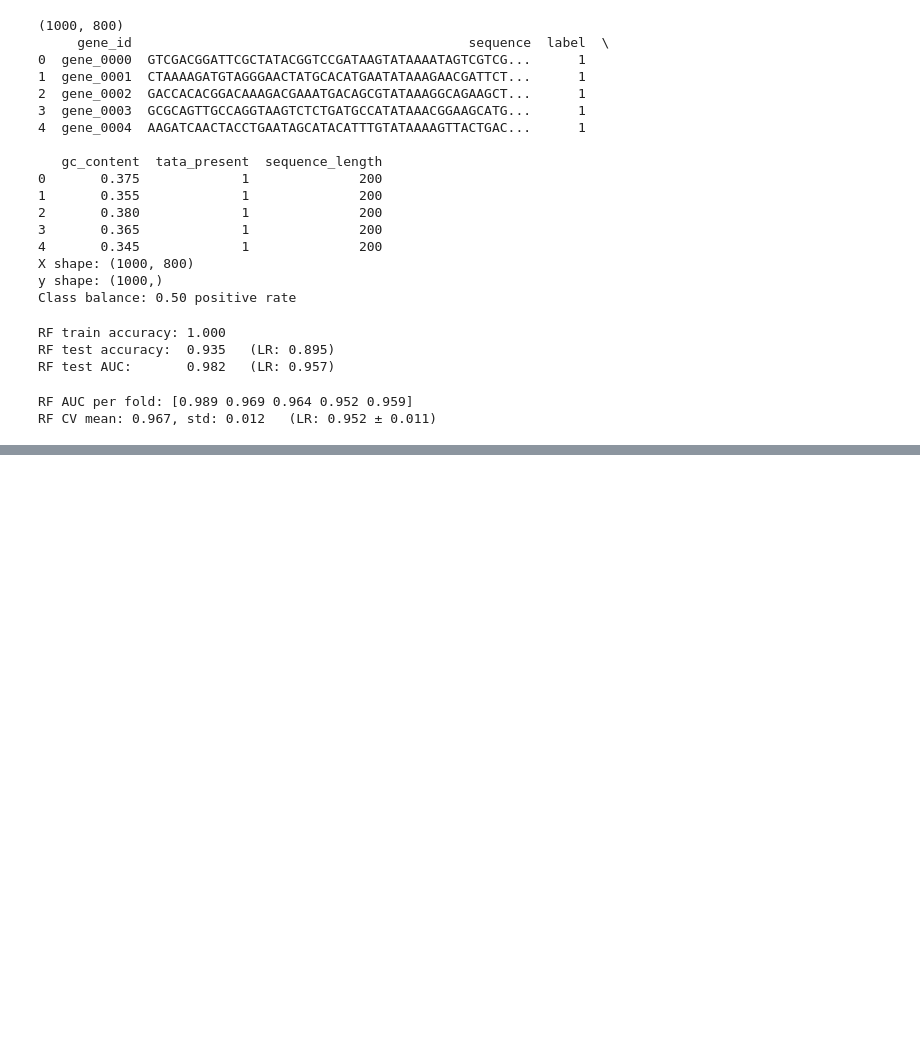
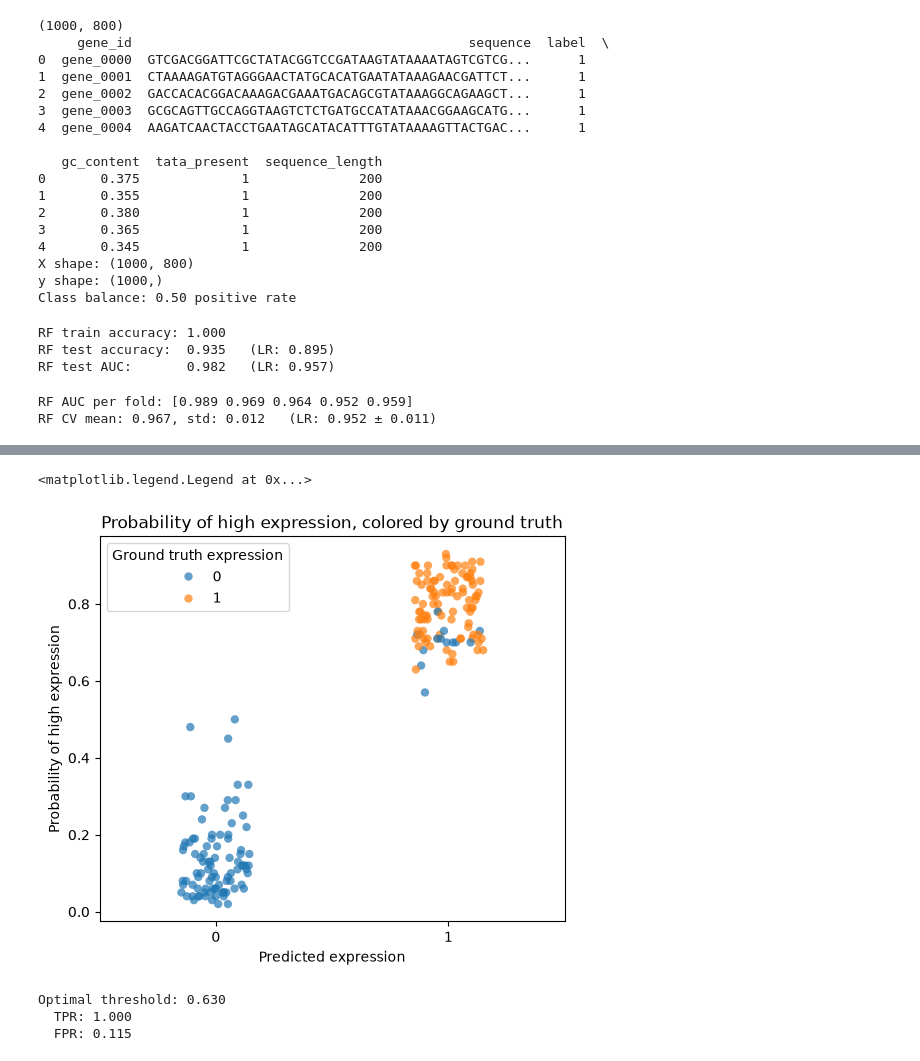
Before and after one commit to sweavs111/genomics_ml_tutorial, a Jupyter notebook: modules/module_03.ipynb, the cells around one changed output, grey strips where cells are left out. Cells and saved outputs as stored; diff of their text form; code cells hidden in the pictures; blank space fills up the shorter version.

```diff
--- a/modules/module_03.ipynb
+++ b/modules/module_03.ipynb
@@ -102,0 +127,56 @@ RF CV mean: 0.967, std: 0.012   (LR: 0.952 ± 0.011)
+# %%
+# Now I want to recreate the graph of confidence vs true assignment like I made in module 2
+
+import matplotlib.pyplot as plt
+import seaborn as sns
+
+# make the df
+prob_df = pd.DataFrame(rf_proba, columns=['P_high']) # probability of high expression
+prob_df['pred'] = rf_pred # what the module guessed (high / low)
+prob_df['ans'] = y_test # what the ground truth answer was
+
+# plot
+plt.figure(figsize = (6, 5))
+
+sns.stripplot(
+    data = prob_df,
+    x='pred',
+    y='P_high',
+    jitter=0.15,
+    alpha = 0.7,
+    size=6,
+    hue='ans'
+)
+
+plt.title("Probability of high expression, colored by ground truth")
+plt.xlabel("Predicted expression")
+plt.ylabel("Probability of high expression")
+plt.legend(title="Ground truth expression")
+# %% [output]
+<matplotlib.legend.Legend at 0x...>
+[figure, added]
+# %%
+# Pick optimal threshold
+
+from sklearn.metrics import roc_curve
+
+fpr, tpr, thresholds = roc_curve(y_test, rf_proba)
+
+roc_df = pd.DataFrame({
+    'fpr': fpr,
+    'tpr': tpr,
+    'threshold': thresholds
+})
+
+#print(roc_df.head(10))
+
+# maximize true positve rate while minimizing false positve rate
+optimal_idx = (tpr - fpr).argmax()
+optimal_threshold = thresholds[optimal_idx]
+print(f"Optimal threshold: {optimal_threshold:.3f}")
+print(f"  TPR: {tpr[optimal_idx]:.3f}")
+print(f"  FPR: {fpr[optimal_idx]:.3f}")
+# %% [output]
+Optimal threshold: 0.630
+  TPR: 1.000
+  FPR: 0.115
```
Also changed, not shown: parts of 2 cells of this notebook, 1 other file.
